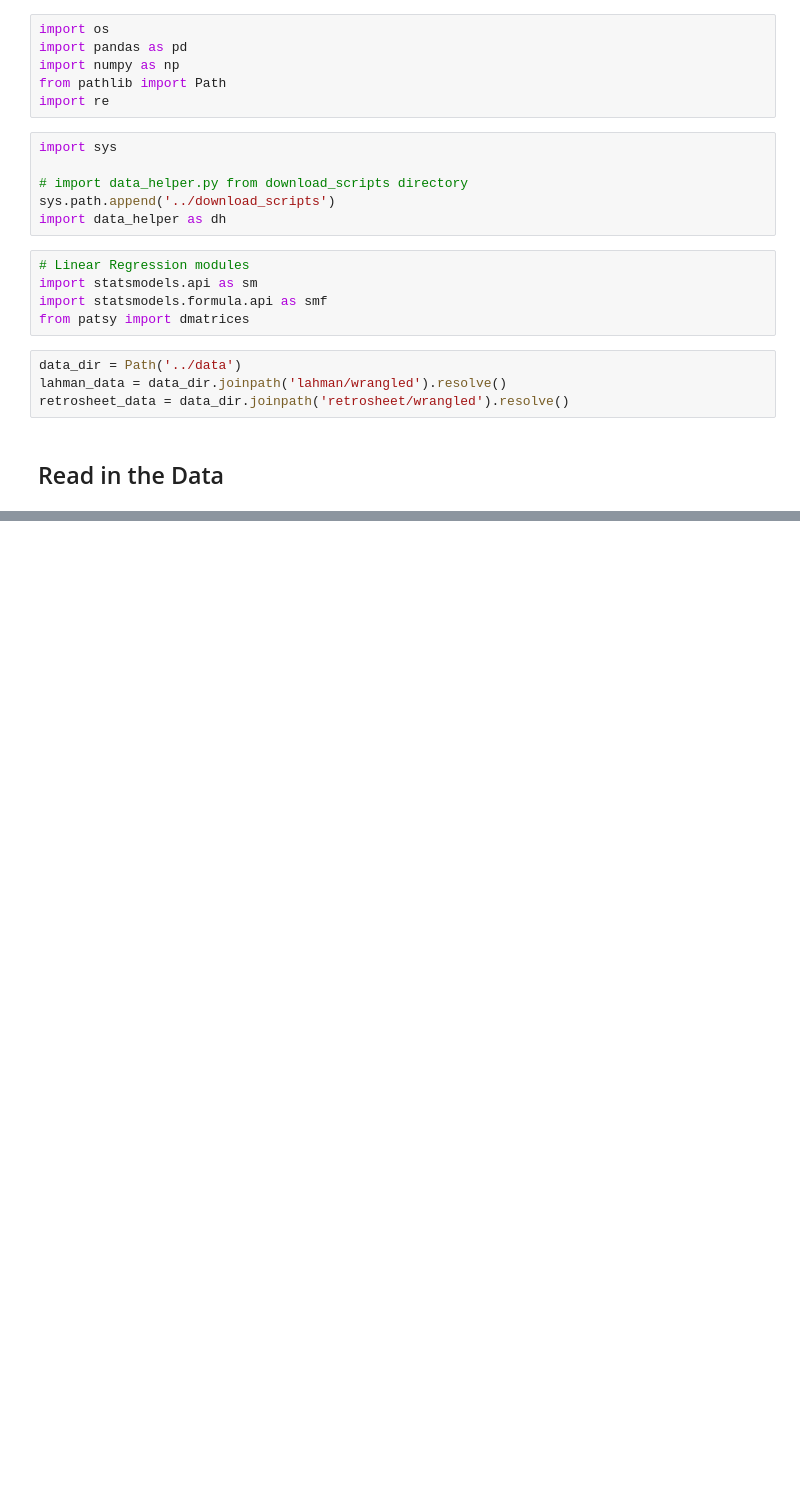
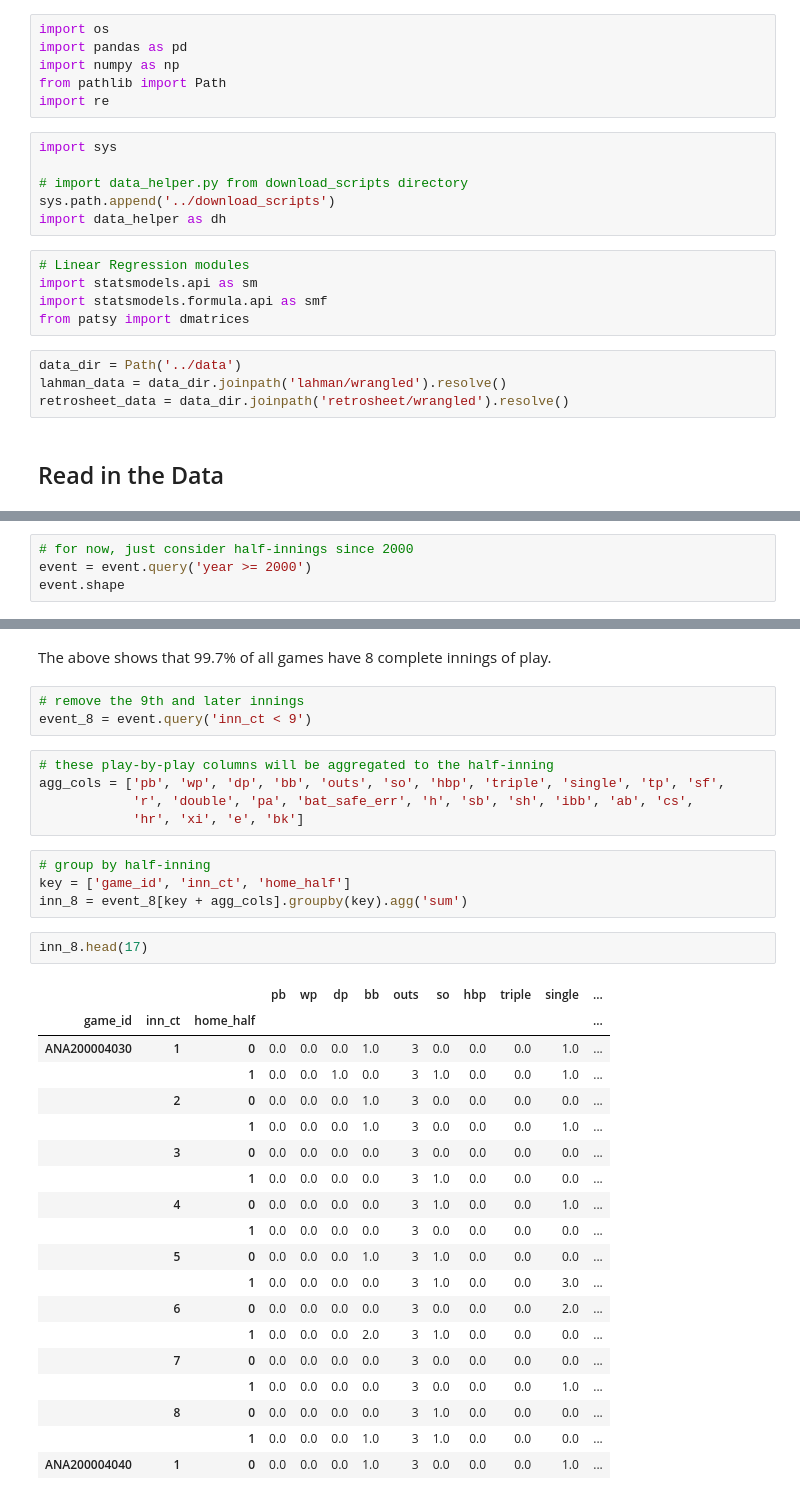
Before and after one commit to sdiehl28/baseball-analytics, a Jupyter notebook: baseball_jupyter_nb/04_LinearWeights_CSV.ipynb, the cells around one changed output, grey strips where cells are left out. Drawn from its saved outputs; the diff is of its cells as text; blank space fills up the shorter version.

```diff
--- a/baseball_jupyter_nb/04_LinearWeights_CSV.ipynb
+++ b/baseball_jupyter_nb/04_LinearWeights_CSV.ipynb
@@ -344,0 +70,4 @@ print(f'{hr:4.2f}:{triple:4.2f}:{double:4.2f}:{single:4.2f}')
+# %%
+# for now, just consider half-innings since 2000
+event = event.query('year >= 2000')
+event.shape
@@ -344,0 +109,36 @@ print(f'{hr:4.2f}:{triple:4.2f}:{double:4.2f}:{single:4.2f}')
+# %% [markdown]
+The above shows that 99.7% of all games have 8 complete innings of play.
+# %%
+# remove the 9th and later innings
+event_8 = event.query('inn_ct < 9')
+# %%
+# these play-by-play columns will be aggregated to the half-inning
+agg_cols = ['pb', 'wp', 'dp', 'bb', 'outs', 'so', 'hbp', 'triple', 'single', 'tp', 'sf',
+            'r', 'double', 'pa', 'bat_safe_err', 'h', 'sb', 'sh', 'ibb', 'ab', 'cs',
+            'hr', 'xi', 'e', 'bk']
+# %%
+# group by half-inning
+key = ['game_id', 'inn_ct', 'home_half']
+inn_8 = event_8[key + agg_cols].groupby(key).agg('sum')
+# %%
+inn_8.head(17)
+# %% [output]
+|  |  |  | pb | wp | dp | bb | outs | so | hbp | triple | single | ... |
+| game_id | inn_ct | home_half |  |  |  |  |  |  |  |  |  | ... |
+| ANA200004030 | 1 | 0 | 0.0 | 0.0 | 0.0 | 1.0 | 3 | 0.0 | 0.0 | 0.0 | 1.0 | ... |
+|  |  | 1 | 0.0 | 0.0 | 1.0 | 0.0 | 3 | 1.0 | 0.0 | 0.0 | 1.0 | ... |
+|  | 2 | 0 | 0.0 | 0.0 | 0.0 | 1.0 | 3 | 0.0 | 0.0 | 0.0 | 0.0 | ... |
+|  |  | 1 | 0.0 | 0.0 | 0.0 | 1.0 | 3 | 0.0 | 0.0 | 0.0 | 1.0 | ... |
+|  | 3 | 0 | 0.0 | 0.0 | 0.0 | 0.0 | 3 | 0.0 | 0.0 | 0.0 | 0.0 | ... |
+|  |  | 1 | 0.0 | 0.0 | 0.0 | 0.0 | 3 | 1.0 | 0.0 | 0.0 | 0.0 | ... |
+|  | 4 | 0 | 0.0 | 0.0 | 0.0 | 0.0 | 3 | 1.0 | 0.0 | 0.0 | 1.0 | ... |
+|  |  | 1 | 0.0 | 0.0 | 0.0 | 0.0 | 3 | 0.0 | 0.0 | 0.0 | 0.0 | ... |
+|  | 5 | 0 | 0.0 | 0.0 | 0.0 | 1.0 | 3 | 1.0 | 0.0 | 0.0 | 0.0 | ... |
+|  |  | 1 | 0.0 | 0.0 | 0.0 | 0.0 | 3 | 1.0 | 0.0 | 0.0 | 3.0 | ... |
+|  | 6 | 0 | 0.0 | 0.0 | 0.0 | 0.0 | 3 | 0.0 | 0.0 | 0.0 | 2.0 | ... |
+|  |  | 1 | 0.0 | 0.0 | 0.0 | 2.0 | 3 | 1.0 | 0.0 | 0.0 | 0.0 | ... |
+|  | 7 | 0 | 0.0 | 0.0 | 0.0 | 0.0 | 3 | 0.0 | 0.0 | 0.0 | 0.0 | ... |
+|  |  | 1 | 0.0 | 0.0 | 0.0 | 0.0 | 3 | 0.0 | 0.0 | 0.0 | 1.0 | ... |
+|  | 8 | 0 | 0.0 | 0.0 | 0.0 | 0.0 | 3 | 1.0 | 0.0 | 0.0 | 0.0 | ... |
+|  |  | 1 | 0.0 | 0.0 | 0.0 | 1.0 | 3 | 1.0 | 0.0 | 0.0 | 0.0 | ... |
+| ANA200004040 | 1 | 0 | 0.0 | 0.0 | 0.0 | 1.0 | 3 | 0.0 | 0.0 | 0.0 | 1.0 | ... |
```
Also changed, not shown: parts of 54 cells of this notebook.
